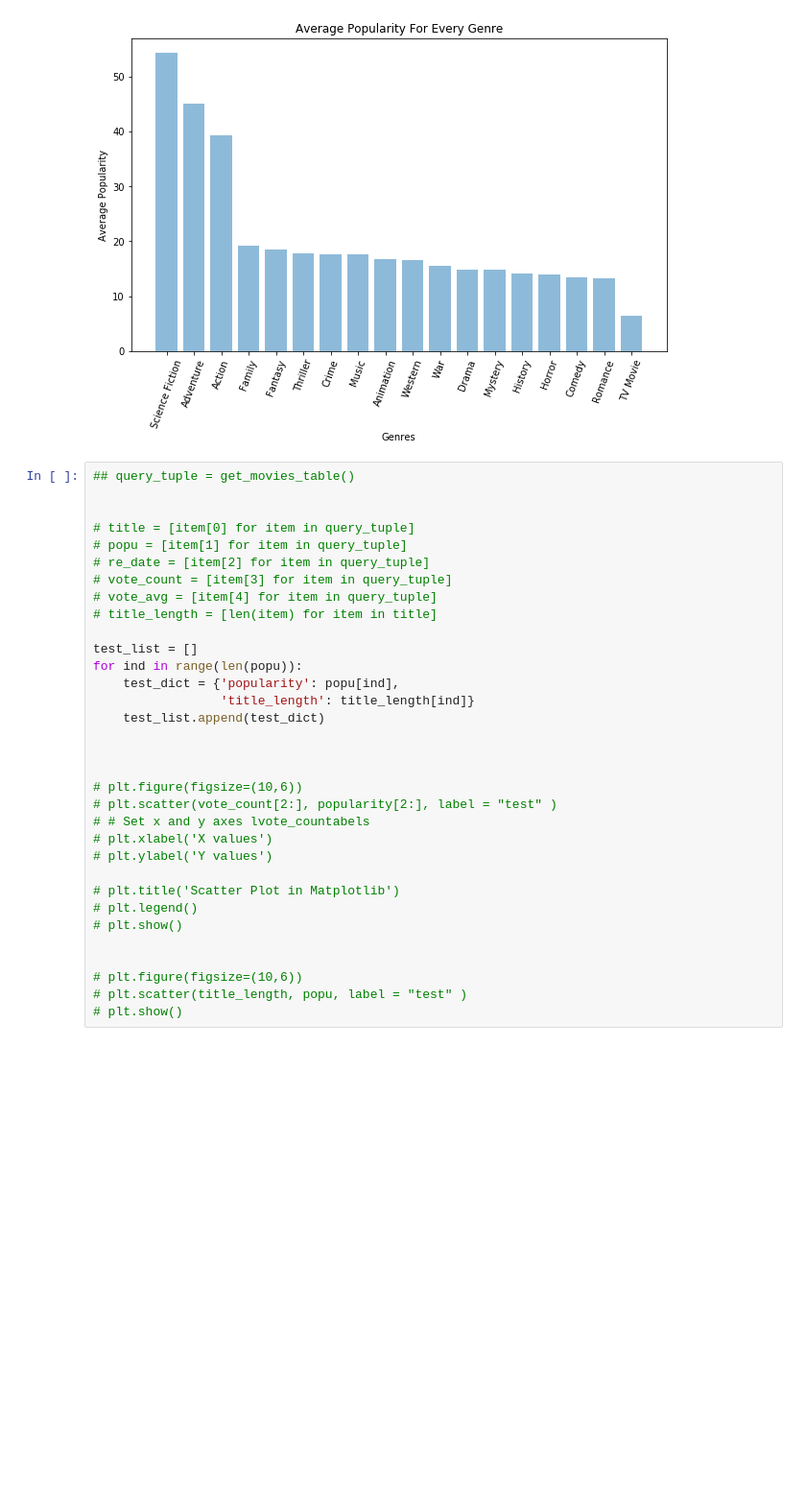
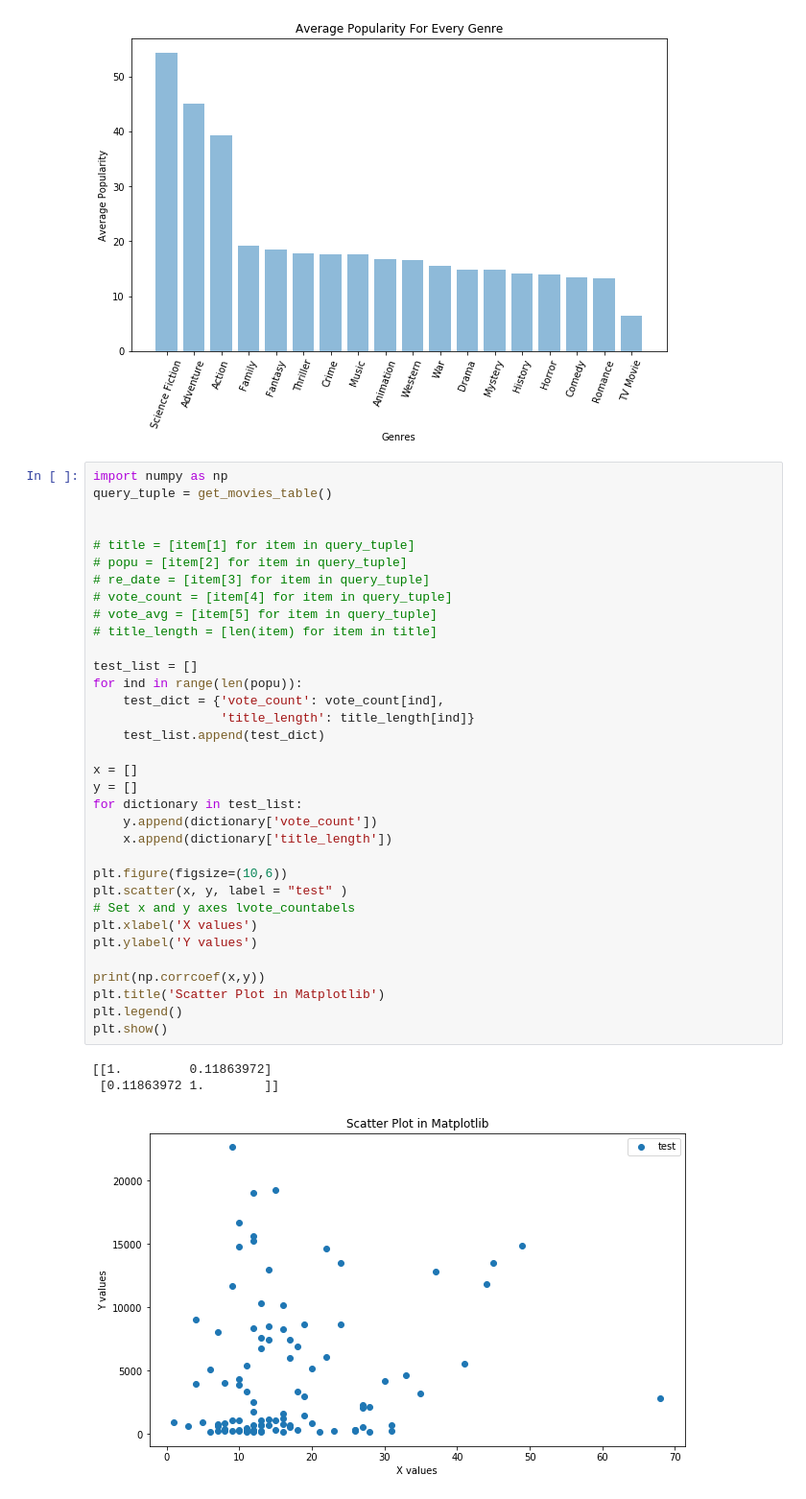
Before and after one commit to Rsaphra/Blockbusters_project, a Jupyter notebook: queries.ipynb, the cells around one changed output. Shown at 96% size. Saved outputs shown, nothing was run; the diff lists cells and outputs as text; blank space fills up the shorter version.

```diff
--- a/queries.ipynb
+++ b/queries.ipynb
@@ -151,37 +151,42 @@ bar_chart(genres, avg_pop,
 # %% [output]
 [figure]
 # %%
-## query_tuple = get_movies_table()
+import numpy as np
+query_tuple = get_movies_table()
 
 
-# title = [item[0] for item in query_tuple]
-# popu = [item[1] for item in query_tuple]
-# re_date = [item[2] for item in query_tuple]
-# vote_count = [item[3] for item in query_tuple]
-# vote_avg = [item[4] for item in query_tuple]
+# title = [item[1] for item in query_tuple]
+# popu = [item[2] for item in query_tuple]
+# re_date = [item[3] for item in query_tuple]
+# vote_count = [item[4] for item in query_tuple]
+# vote_avg = [item[5] for item in query_tuple]
 # title_length = [len(item) for item in title]
 
 test_list = []
 for ind in range(len(popu)):
-    test_dict = {'popularity': popu[ind],
+    test_dict = {'vote_count': vote_count[ind],
                  'title_length': title_length[ind]}
     test_list.append(test_dict)
 
+x = []
+y = []
+for dictionary in test_list:
+    y.append(dictionary['vote_count'])
+    x.append(dictionary['title_length'])
 
+plt.figure(figsize=(10,6))
+plt.scatter(x, y, label = "test" )
+# Set x and y axes lvote_countabels
+plt.xlabel('X values')
+plt.ylabel('Y values')
 
-# plt.figure(figsize=(10,6))
-# plt.scatter(vote_count[2:], popularity[2:], label = "test" )
-# # Set x and y axes lvote_countabels
-# plt.xlabel('X values')
-# plt.ylabel('Y values')
-
-# plt.title('Scatter Plot in Matplotlib')
-# plt.legend()
-# plt.show()
-
-
-# plt.figure(figsize=(10,6))
-# plt.scatter(title_length, popu, label = "test" )
-# plt.show()
+print(np.corrcoef(x,y))
+plt.title('Scatter Plot in Matplotlib')
+plt.legend()
+plt.show()
+# %% [output]
+[[1.         0.11863972]
+ [0.11863972 1.        ]]
+[figure, added]
 # %%
 # %% [output]
```
Also changed, not shown: parts of 1 cell of this notebook, 1 other file.
